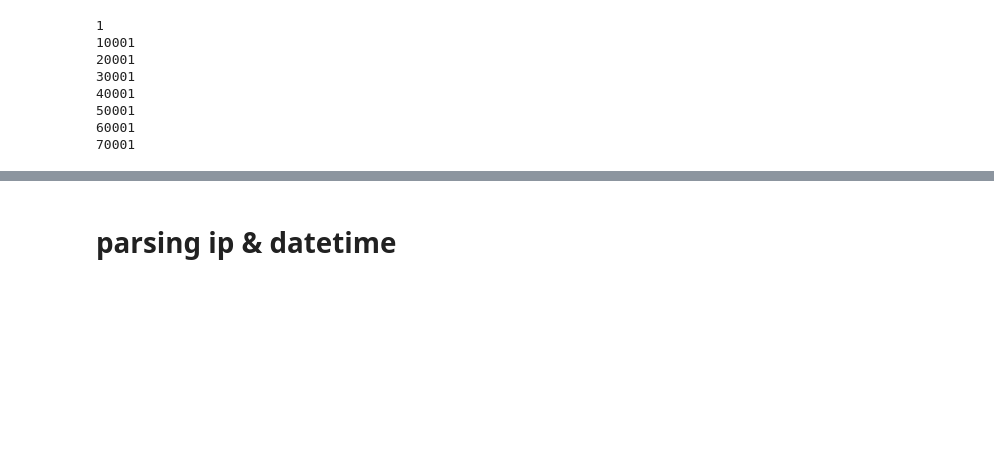
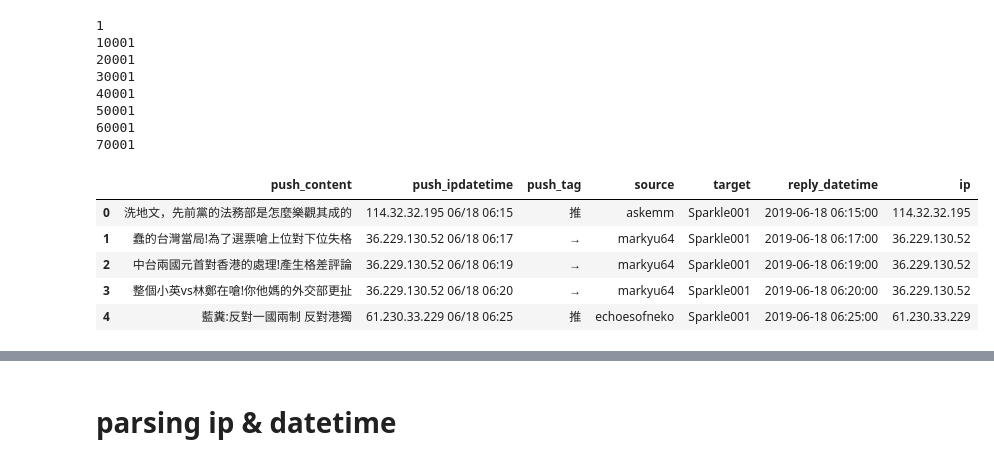
Before and after one commit to SiegfriedZhen/ptt-analysis, a Jupyter notebook: ptt_ana2.ipynb, the cells around one changed output, grey strips where cells are left out. Saved outputs shown, nothing was run; the diff lists cells and outputs as text; code cells hidden in the pictures; blank space fills up the shorter version.

```diff
--- a/ptt_ana2.ipynb
+++ b/ptt_ana2.ipynb
@@ -205 +208,10 @@ for x in art_df.itertuples():
 reply_df = pd.concat(reply_df)
+# %%
+reply_df.head()
+# %% [output]
+|  | push_content | push_ipdatetime | push_tag | source | target | reply_datetime | ip |
+| 0 | 洗地文，先前黨的法務部是怎麼樂觀其成的 | 114.32.32.195 06/18 06:15 | 推 | askemm | Sparkle001 | 2019-06-18 06:15:00 | 114.32.32.195 |
+| 1 | 蠢的台灣當局!為了選票嗆上位對下位失格 | 36.229.130.52 06/18 06:17 | → | markyu64 | Sparkle001 | 2019-06-18 06:17:00 | 36.229.130.52 |
+| 2 | 中台兩國元首對香港的處理!產生格差評論 | 36.229.130.52 06/18 06:19 | → | markyu64 | Sparkle001 | 2019-06-18 06:19:00 | 36.229.130.52 |
+| 3 | 整個小英vs林鄭在嗆!你他媽的外交部更扯 | 36.229.130.52 06/18 06:20 | → | markyu64 | Sparkle001 | 2019-06-18 06:20:00 | 36.229.130.52 |
+| 4 | 藍糞:反對一國兩制 反對港獨 | 61.230.33.229 06/18 06:25 | 推 | echoesofneko | Sparkle001 | 2019-06-18 06:25:00 | 61.230.33.229 |
```
Also changed, not shown: parts of 13 cells of this notebook.
